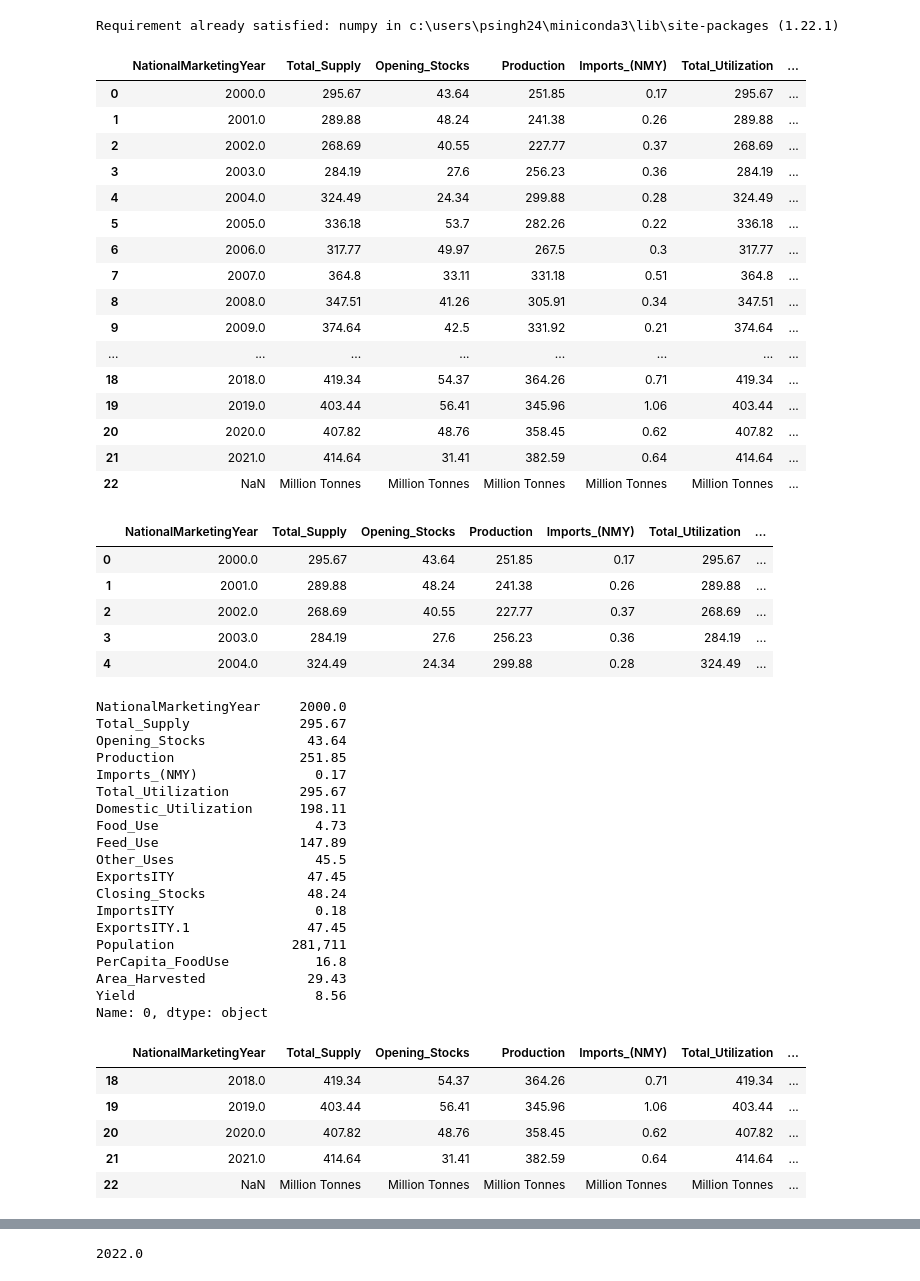
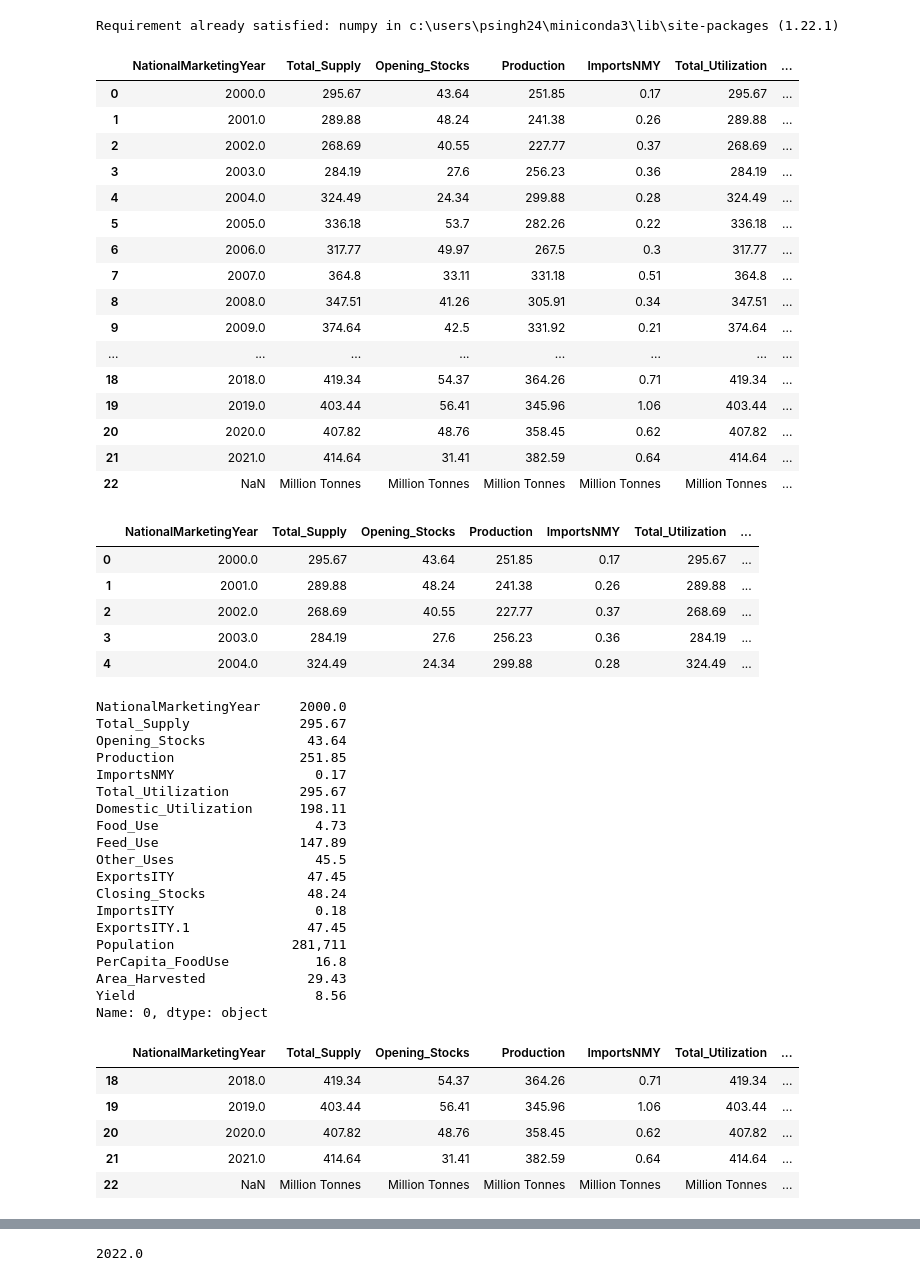
Before and after one commit to Puranjit/DataScience, a Jupyter notebook: Data Visualization Basic.ipynb, the cells around one changed output, grey strips where cells are left out. Drawn from its saved outputs; the diff is of its cells as text; code cells hidden in the pictures.

```diff
--- a/Data Visualization Basic.ipynb
+++ b/Data Visualization Basic.ipynb
@@ -32,12 +32,12 @@ import numpy as np
 import math
 # %%
 # We have read the csv file and stored data in a variable that is further used to perform various operations in the notebook
-df = pd.read_csv('AMIS_2021.csv')
+data = pd.read_csv('AMIS_2021.csv')
 # %%
 # Prints out all of the data in the .csv file
-df
+data
 # %% [output]
-|  | NationalMarketingYear | Total_Supply | Opening_Stocks | Production | Imports_(NMY) | Total_Utilization | ... |
+|  | NationalMarketingYear | Total_Supply | Opening_Stocks | Production | ImportsNMY | Total_Utilization | ... |
 | 0 | 2000.0 | 295.67 | 43.64 | 251.85 | 0.17 | 295.67 | ... |
 | 1 | 2001.0 | 289.88 | 48.24 | 241.38 | 0.26 | 289.88 | ... |
 | 2 | 2002.0 | 268.69 | 40.55 | 227.77 | 0.37 | 268.69 | ... |
@@ -56,9 +56,9 @@ df
 | 22 | NaN | Million Tonnes | Million Tonnes | Million Tonnes | Million Tonnes | Million Tonnes | ... |
 # %%
 # Prints out the first 5 entries in the data
-df.head()
+data.head()
 # %% [output]
-|  | NationalMarketingYear | Total_Supply | Opening_Stocks | Production | Imports_(NMY) | Total_Utilization | ... |
+|  | NationalMarketingYear | Total_Supply | Opening_Stocks | Production | ImportsNMY | Total_Utilization | ... |
 | 0 | 2000.0 | 295.67 | 43.64 | 251.85 | 0.17 | 295.67 | ... |
 | 1 | 2001.0 | 289.88 | 48.24 | 241.38 | 0.26 | 289.88 | ... |
 | 2 | 2002.0 | 268.69 | 40.55 | 227.77 | 0.37 | 268.69 | ... |
@@ -66,13 +66,13 @@ df.head()
 | 4 | 2004.0 | 324.49 | 24.34 | 299.88 | 0.28 | 324.49 | ... |
 # %%
 # Prints out the entire 1st row
-df.iloc[0]
+data.iloc[0]
 # %% [output]
 NationalMarketingYear     2000.0
 Total_Supply              295.67
 Opening_Stocks             43.64
 Production                251.85
-Imports_(NMY)               0.17
+ImportsNMY                  0.17
 Total_Utilization         295.67
 Domestic_Utilization      198.11
 Food_Use                    4.73
@@ -89,9 +89,9 @@ Yield                       8.56
 Name: 0, dtype: object
 # %%
 # Prints out the last 5 entries in the data
-df.tail()
+data.tail()
 # %% [output]
-|  | NationalMarketingYear | Total_Supply | Opening_Stocks | Production | Imports_(NMY) | Total_Utilization | ... |
+|  | NationalMarketingYear | Total_Supply | Opening_Stocks | Production | ImportsNMY | Total_Utilization | ... |
 | 18 | 2018.0 | 419.34 | 54.37 | 364.26 | 0.71 | 419.34 | ... |
 | 19 | 2019.0 | 403.44 | 56.41 | 345.96 | 1.06 | 403.44 | ... |
 | 20 | 2020.0 | 407.82 | 48.76 | 358.45 | 0.62 | 407.82 | ... |
```
Also changed, not shown: parts of 22 cells of this notebook.
